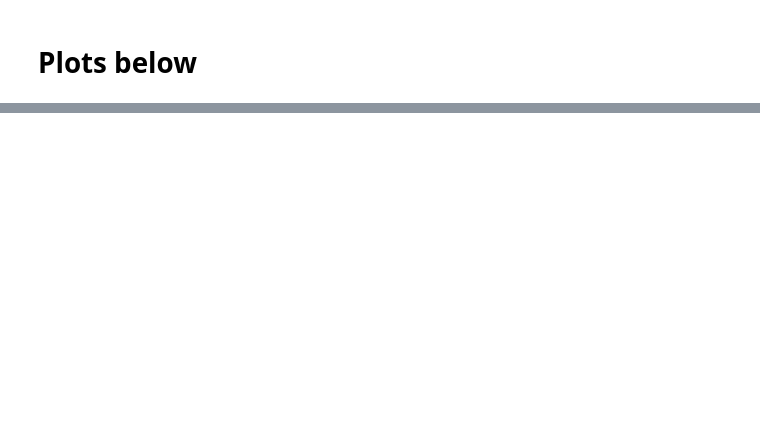
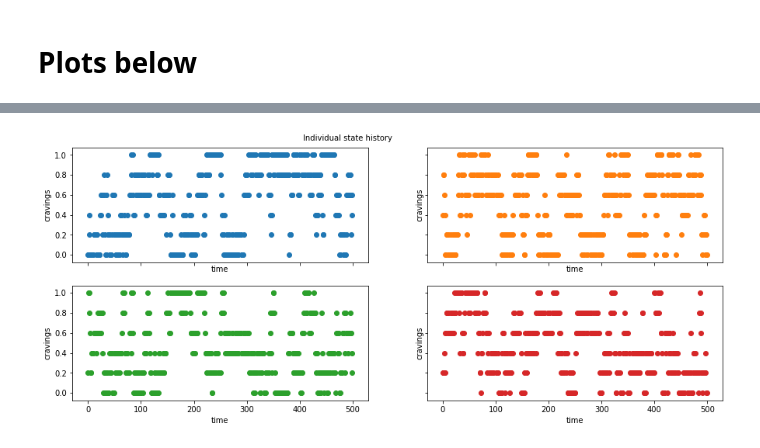
Before and after one commit to GaneshVShinde/GutToyModel, a Jupyter notebook: serendipity.ipynb, the cells around one changed output, grey strips where cells are left out. Cells and saved outputs as stored; diff of their text form; code cells hidden in the pictures; blank space fills up the shorter version.

```diff
--- a/serendipity.ipynb
+++ b/serendipity.ipynb
@@ -334,22 +367,25 @@ if saveFig:
 # %%
 #@title
 # one scatter plot for state history.
 # relevant to trace out the population evolution across timesteps.
 
 
-X = np.arange(len(stateHistory[plotN:,0]))
+# X = np.arange(len(stateHistory[plotN:,0]))
+X = np.arange(sel.size)
 fig,ax = plt.subplots(nrows,ncols,sharex = True, sharey = True,figsize = (15,6))
 cm = plt.get_cmap("tab10")
 ax = ax.ravel()
 
 for i in range(gut.nBacteria):
-  ax[i].scatter(X,stateHistory[plotN:,i],color = cm(i))
+  ax[i].scatter(X,stateHistory[sel,i],color = cm(i))
   ax[i].set_ylabel("cravings")
   ax[i].set_xlabel("time")
 
 fig.text(0.4,0.9,"Individual state history")
 if saveFig:
-  plt.savefig(folder+'scatter-state',bbox_inches = 'tight',format= fileFormat)
+  plt.savefig(folder+'scatter-state'+str(sim_num)+'.'+fileFormat,bbox_inches = 'tight',format= fileFormat)
+# %% [output]
+[figure, added]
 # %%
 #@title
 # plotting reward history
```
Also changed, not shown: parts of 9 cells of this notebook.
